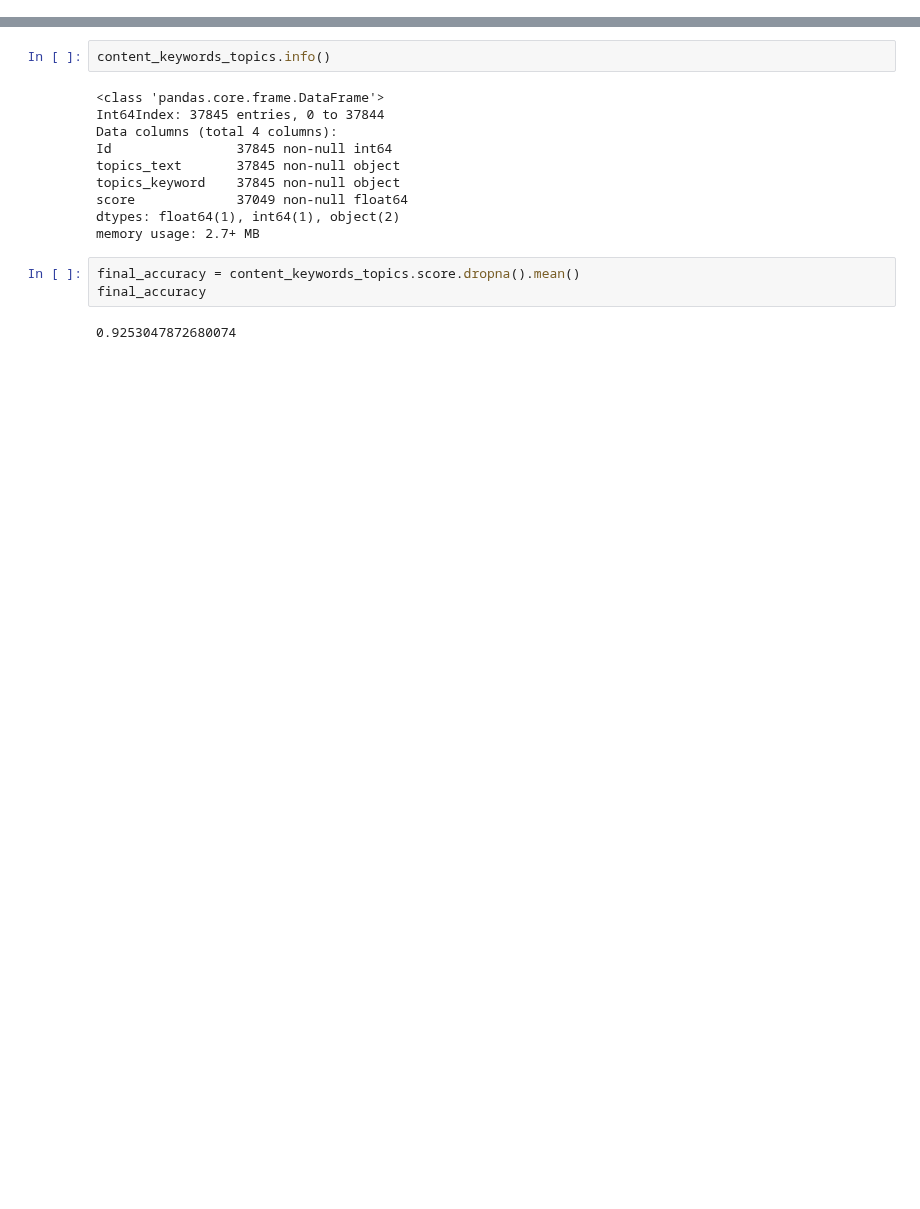
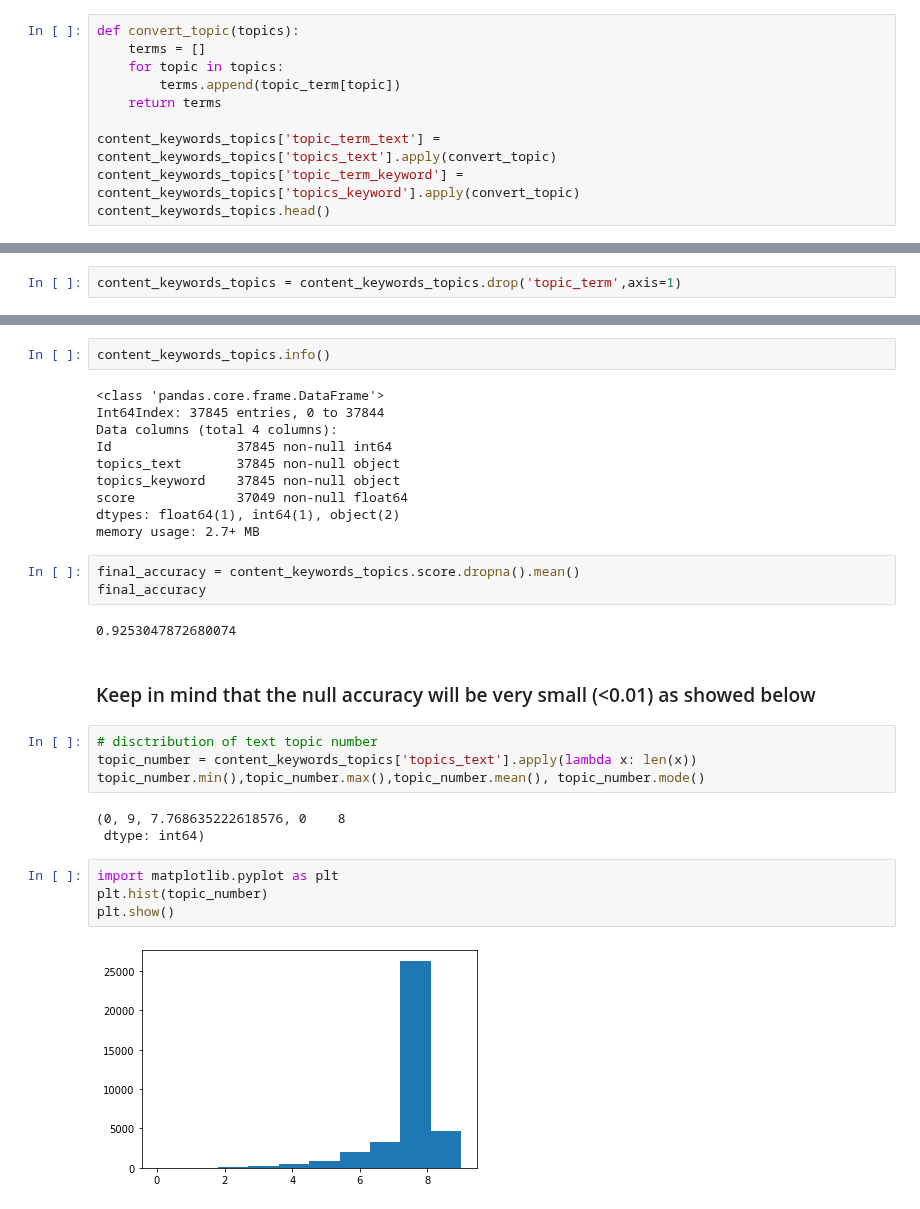
Before and after one commit to Shunling/CapstoneProjects, a Jupyter notebook: NaturalLanguageProcessingGPCR/TopicPrediction.ipynb, the cells around one changed output, grey strips where cells are left out. Cells and saved outputs as stored; diff of their text form; blank space fills up the shorter version.

```diff
--- a/NaturalLanguageProcessingGPCR/TopicPrediction.ipynb
+++ b/NaturalLanguageProcessingGPCR/TopicPrediction.ipynb
@@ -195,0 +201,10 @@ content_keywords_topics.head()
+# %%
+def convert_topic(topics):
+    terms = []
+    for topic in topics:
+        terms.append(topic_term[topic])
+    return terms
+
+content_keywords_topics['topic_term_text'] = content_keywords_topics['topics_text'].apply(convert_topic)
+content_keywords_topics['topic_term_keyword'] = content_keywords_topics['topics_keyword'].apply(convert_topic)
+content_keywords_topics.head()
@@ -195,0 +218,2 @@ content_keywords_topics.head()
+# %%
+content_keywords_topics = content_keywords_topics.drop('topic_term',axis=1)
@@ -258,3 +284,18 @@ final_accuracy = content_keywords_topics.score.dropna().mean()
 final_accuracy
 # %% [output]
 0.9253047872680074
+# %% [markdown]
+### Keep in mind that the null accuracy will be very small (<0.01) as showed below
+# %%
+# disctribution of text topic number
+topic_number = content_keywords_topics['topics_text'].apply(lambda x: len(x))
+topic_number.min(),topic_number.max(),topic_number.mean(), topic_number.mode()
+# %% [output]
+(0, 9, 7.768635222618576, 0    8
+ dtype: int64)
+# %%
+import matplotlib.pyplot as plt
+plt.hist(topic_number)
+plt.show()
+# %% [output]
+[figure, added]
```
Also changed, not shown: parts of 9 cells of this notebook.
